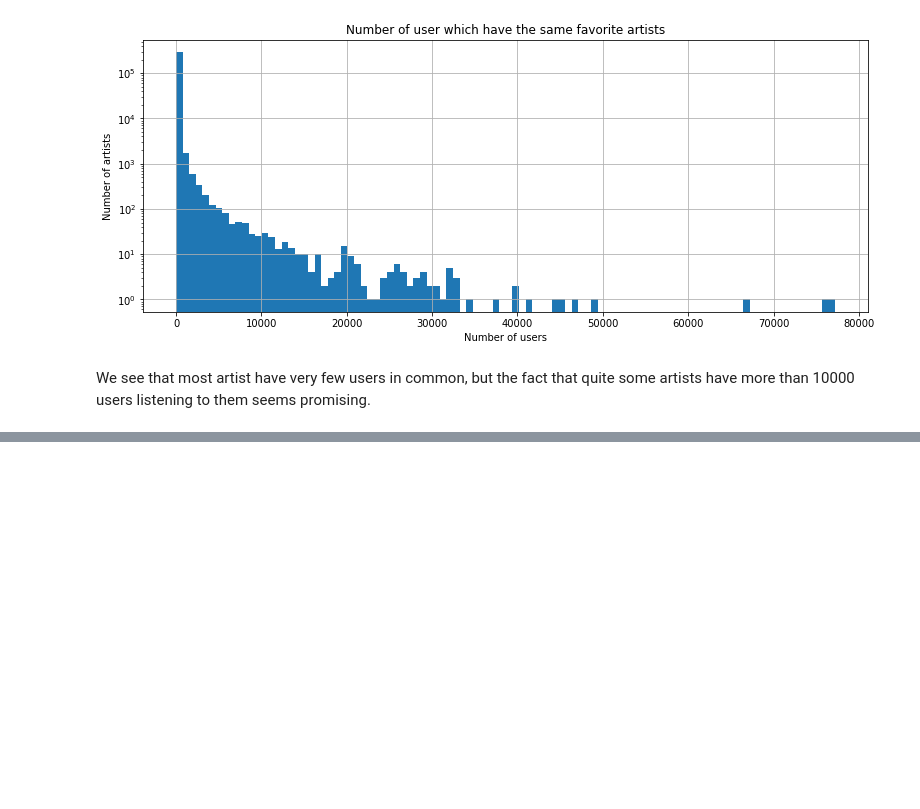
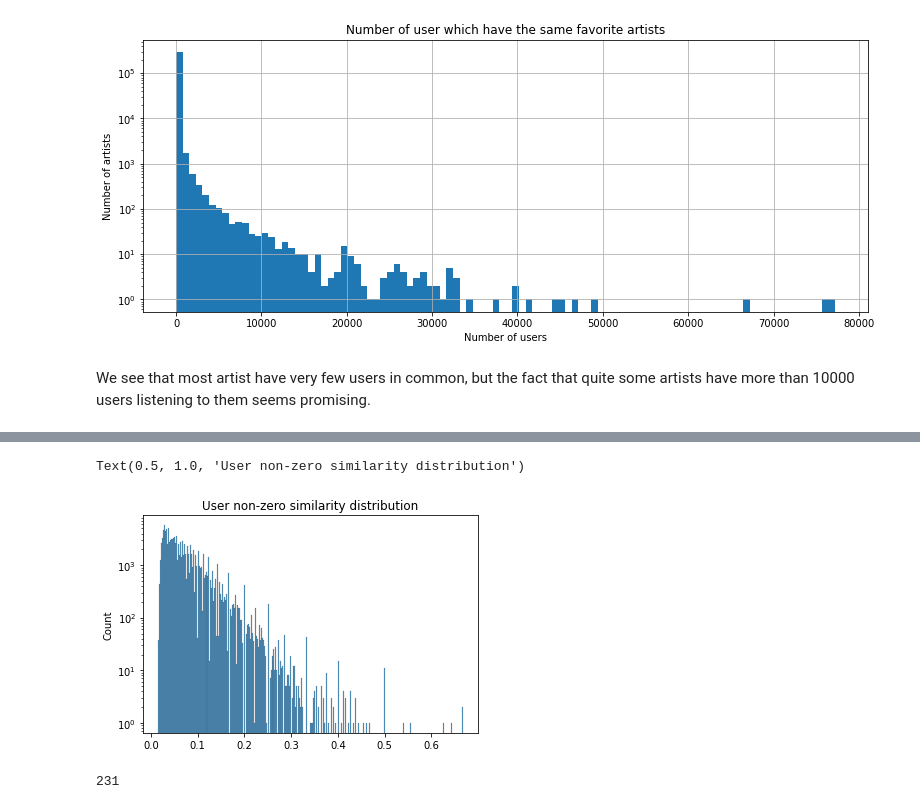
Before and after one commit to Caotick/mlbd-project, a Jupyter notebook: mlbd_project.ipynb, the cells around one changed output, grey strips where cells are left out. Cells and saved outputs as stored; diff of their text form; code cells hidden in the pictures; blank space fills up the shorter version.

Commit message:
Pushing start of predicting a rating for a user

```diff
--- a/mlbd_project.ipynb
+++ b/mlbd_project.ipynb
@@ -222,0 +305,2 @@ We see that most artist have very few users in common, but the fact that quite s
+# %%
+pred_data = top.drop(columns = ['Gender', 'Age', 'Country']).copy()
@@ -222,0 +370,30 @@ We see that most artist have very few users in common, but the fact that quite s
+# %%
+#Replace data_similarity by the data we decide to use finally we ensure that each user has listened to at least one user
+data_similarity = pred_data.iloc[0:10000]
+# %%
+group = data_similarity[['ID','Artist']].groupby('ID').agg(set)
+matrice = np.zeros((len(group), len(group)))
+
+def compute_sim_users_artist(user_set):
+    matrice = np.zeros((len(user_set), len(user_set)))
+    mapping = {}
+
+    for i in range(len(matrice)):
+        print(i)
+        mapping[user_set.iloc[i].name] = i
+        for j in range(i+1, len(matrice[i])):
+            matrice[i,j]=len((user_set.iloc[i].Artist.intersection(user_set.iloc[j].Artist)))/len(user_set.iloc[i].Artist.union(user_set.iloc[j].Artist))
+    return matrice, mapping
+# %%
+#Technique is too slow
+user_sim, mapping = compute_sim_users_artist(group)
+# %%
+len(user_sim)
+values = user_sim[np.where(user_sim != 0)]
+
+sns.histplot(values.flatten())
+plt.yscale("log")
+plt.title("User non-zero similarity distribution")
+# %% [output]
+Text(0.5, 1.0, 'User non-zero similarity distribution')
+[figure, added]
@@ -222,0 +421,7 @@ We see that most artist have very few users in common, but the fact that quite s
+# %%
+user = data_similarity.iloc[72]['ID']
+artist = "the strokes"
+user_has_artist = set(data_similarity[(data_similarity['Artist'] == artist) & (data_similarity['ID'] != user)]['ID'])
+compute_pred_sim_users(user, artist, user_has_artist, user_sim)
+# %% [output]
+231
```
Also changed, not shown: parts of 31 cells of this notebook.
